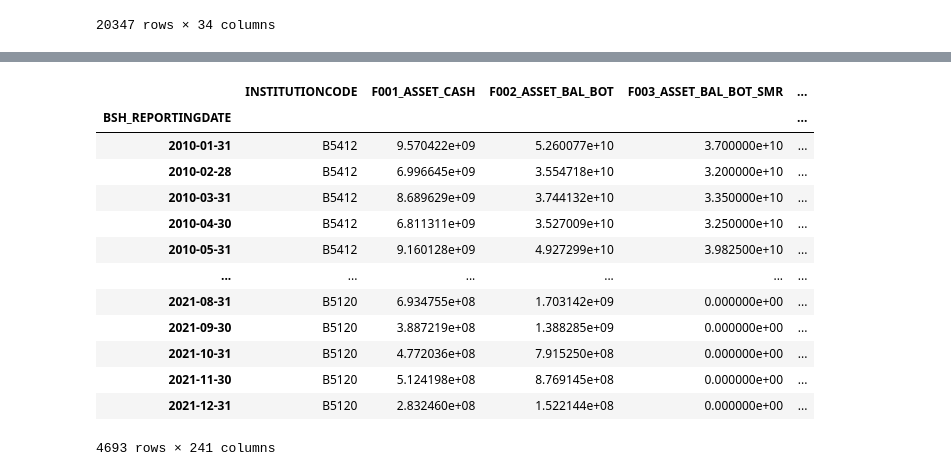
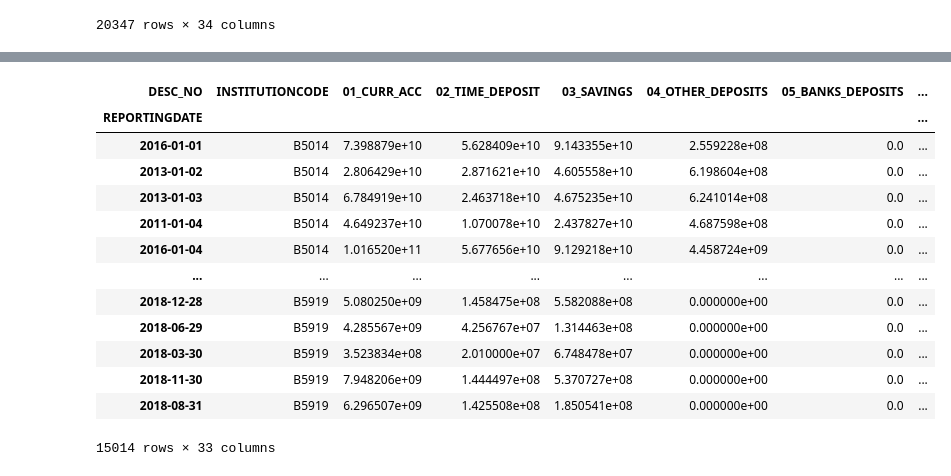
Before and after one commit to DianaZaig/Nowcasting-Techsprint, a Jupyter notebook: code/TechSprint_II_TFT.ipynb, the cells around one changed output, grey strips where cells are left out. Cells and saved outputs as stored; diff of their text form; code cells hidden in the pictures.

Commit message:
Train and test split and TFT.fit call

```diff
--- a/code/TechSprint_II_TFT.ipynb
+++ b/code/TechSprint_II_TFT.ipynb
@@ -216,2 +194,12 @@ See the caveats in the documentation: https://pandas.pydata.org/pandas-docs/stab
+# %%
+df_weekly_test = dfX_01[dfX_01['REPORTINGDATE'].dt.year>=2019]
+df_weekly_train = dfX_01[dfX_01['REPORTINGDATE'].dt.year<2019]
+
+df_monthly_test = df_monthly[df_monthly['BSH_REPORTINGDATE'].dt.year>=2019]
+df_monthly_train = df_monthly[df_monthly['BSH_REPORTINGDATE'].dt.year<2019]
 # %%
-dfX_01 = dfX_01.set_index('REPORTINGDATE')
+df_weekly_test = df_weekly_test.set_index('REPORTINGDATE')
+df_weekly_train = df_weekly_train.set_index('REPORTINGDATE')
+
+df_monthly_test = df_monthly_test.set_index('BSH_REPORTINGDATE')
+df_monthly_train = df_monthly_train.set_index('BSH_REPORTINGDATE')
@@ -238,17 +206,17 @@ df_monthly = df_monthly.set_index('BSH_REPORTINGDATE')
 # %%
-df_monthly
+df_weekly_train
 # %% [output]
-|  | INSTITUTIONCODE | F001_ASSET_CASH | F002_ASSET_BAL_BOT | F003_ASSET_BAL_BOT_SMR | ... |
-| BSH_REPORTINGDATE |  |  |  |  | ... |
-| 2010-01-31 | B5412 | 9.570422e+09 | 5.260077e+10 | 3.700000e+10 | ... |
-| 2010-02-28 | B5412 | 6.996645e+09 | 3.554718e+10 | 3.200000e+10 | ... |
-| 2010-03-31 | B5412 | 8.689629e+09 | 3.744132e+10 | 3.350000e+10 | ... |
-| 2010-04-30 | B5412 | 6.811311e+09 | 3.527009e+10 | 3.250000e+10 | ... |
-| 2010-05-31 | B5412 | 9.160128e+09 | 4.927299e+10 | 3.982500e+10 | ... |
-| ... | ... | ... | ... | ... | ... |
-| 2021-08-31 | B5120 | 6.934755e+08 | 1.703142e+09 | 0.000000e+00 | ... |
-| 2021-09-30 | B5120 | 3.887219e+08 | 1.388285e+09 | 0.000000e+00 | ... |
-| 2021-10-31 | B5120 | 4.772036e+08 | 7.915250e+08 | 0.000000e+00 | ... |
-| 2021-11-30 | B5120 | 5.124198e+08 | 8.769145e+08 | 0.000000e+00 | ... |
-| 2021-12-31 | B5120 | 2.832460e+08 | 1.522144e+08 | 0.000000e+00 | ... |
+| DESC_NO | INSTITUTIONCODE | 01_CURR_ACC | 02_TIME_DEPOSIT | 03_SAVINGS | 04_OTHER_DEPOSITS | 05_BANKS_DEPOSITS | ... |
+| REPORTINGDATE |  |  |  |  |  |  | ... |
+| 2016-01-01 | B5014 | 7.398879e+10 | 5.628409e+10 | 9.143355e+10 | 2.559228e+08 | 0.0 | ... |
+| 2013-01-02 | B5014 | 2.806429e+10 | 2.871621e+10 | 4.605558e+10 | 6.198604e+08 | 0.0 | ... |
+| 2013-01-03 | B5014 | 6.784919e+10 | 2.463718e+10 | 4.675235e+10 | 6.241014e+08 | 0.0 | ... |
+| 2011-01-04 | B5014 | 4.649237e+10 | 1.070078e+10 | 2.437827e+10 | 4.687598e+08 | 0.0 | ... |
+| 2016-01-04 | B5014 | 1.016520e+11 | 5.677656e+10 | 9.129218e+10 | 4.458724e+09 | 0.0 | ... |
+| ... | ... | ... | ... | ... | ... | ... | ... |
+| 2018-12-28 | B5919 | 5.080250e+09 | 1.458475e+08 | 5.582088e+08 | 0.000000e+00 | 0.0 | ... |
+| 2018-06-29 | B5919 | 4.285567e+09 | 4.256767e+07 | 1.314463e+08 | 0.000000e+00 | 0.0 | ... |
+| 2018-03-30 | B5919 | 3.523834e+08 | 2.010000e+07 | 6.748478e+07 | 0.000000e+00 | 0.0 | ... |
+| 2018-11-30 | B5919 | 7.948206e+09 | 1.444497e+08 | 5.370727e+08 | 0.000000e+00 | 0.0 | ... |
+| 2018-08-31 | B5919 | 6.296507e+09 | 1.425508e+08 | 1.850541e+08 | 0.000000e+00 | 0.0 | ... |
-4693 rows × 241 columns
+15014 rows × 33 columns
```
Also changed, not shown: parts of 12 cells of this notebook.
